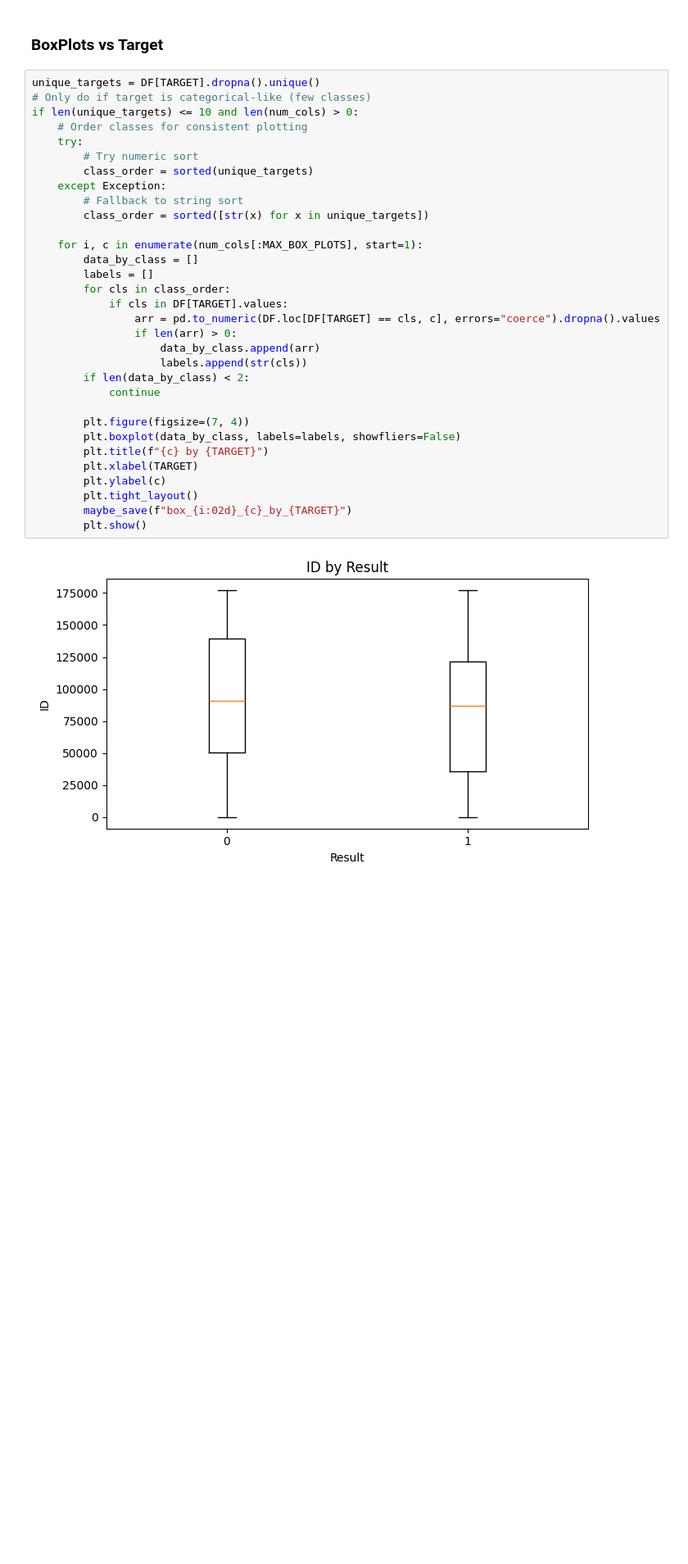
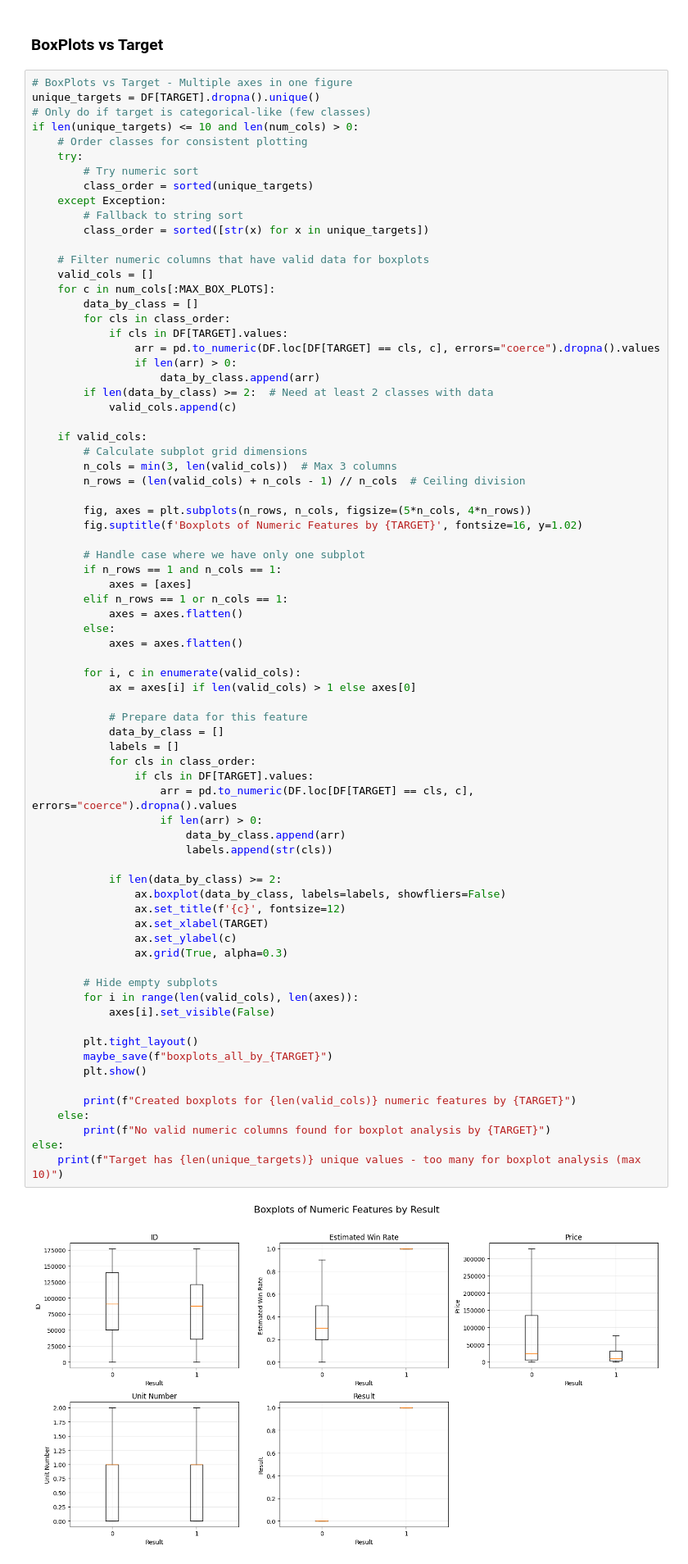
Before and after one commit to lorrainefadzaic-tech/Purchase-Intent-Prediction, a Jupyter notebook: purchase_intent-prediction.ipynb, the cells around one changed output. Shown at 82% size. Drawn from its saved outputs; the diff is of its cells as text; blank space fills up the shorter version.

Commit message:
Put box plots in a single place

```diff
--- a/purchase_intent-prediction.ipynb
+++ b/purchase_intent-prediction.ipynb
@@ -385,36 +385,78 @@ if len(num_cols) >= 2:
 # %% [markdown]
 ### BoxPlots vs Target
 # %%
+# BoxPlots vs Target - Multiple axes in one figure
 unique_targets = DF[TARGET].dropna().unique()
 # Only do if target is categorical-like (few classes)
 if len(unique_targets) <= 10 and len(num_cols) > 0:
     # Order classes for consistent plotting
     try:
         # Try numeric sort
         class_order = sorted(unique_targets)
     except Exception:
         # Fallback to string sort
         class_order = sorted([str(x) for x in unique_targets])
 
-    for i, c in enumerate(num_cols[:MAX_BOX_PLOTS], start=1):
+    # Filter numeric columns that have valid data for boxplots
+    valid_cols = []
+    for c in num_cols[:MAX_BOX_PLOTS]:
         data_by_class = []
-        labels = []
         for cls in class_order:
             if cls in DF[TARGET].values:
                 arr = pd.to_numeric(DF.loc[DF[TARGET] == cls, c], errors="coerce").dropna().values
                 if len(arr) > 0:
                     data_by_class.append(arr)
-                    labels.append(str(cls))
-        if len(data_by_class) < 2:
-            continue
+        if len(data_by_class) >= 2:  # Need at least 2 classes with data
+            valid_cols.append(c)
 
-        plt.figure(figsize=(7, 4))
-        plt.boxplot(data_by_class, labels=labels, showfliers=False)
-        plt.title(f"{c} by {TARGET}")
-        plt.xlabel(TARGET)
-        plt.ylabel(c)
+    if valid_cols:
+        # Calculate subplot grid dimensions
+        n_cols = min(3, len(valid_cols))  # Max 3 columns
+        n_rows = (len(valid_cols) + n_cols - 1) // n_cols  # Ceiling division
+
+        fig, axes = plt.subplots(n_rows, n_cols, figsize=(5*n_cols, 4*n_rows))
+        fig.suptitle(f'Boxplots of Numeric Features by {TARGET}', fontsize=16, y=1.02)
+
+        # Handle case where we have only one subplot
+        if n_rows == 1 and n_cols == 1:
+            axes = [axes]
+        elif n_rows == 1 or n_cols == 1:
+            axes = axes.flatten()
+        else:
+            axes = axes.flatten()
+
+        for i, c in enumerate(valid_cols):
+            ax = axes[i] if len(valid_cols) > 1 else axes[0]
+
+            # Prepare data for this feature
+            data_by_class = []
+            labels = []
+            for cls in class_order:
+                if cls in DF[TARGET].values:
+                    arr = pd.to_numeric(DF.loc[DF[TARGET] == cls, c], errors="coerce").dropna().values
+                    if len(arr) > 0:
+                        data_by_class.append(arr)
+                        labels.append(str(cls))
+
+            if len(data_by_class) >= 2:
+                ax.boxplot(data_by_class, labels=labels, showfliers=False)
+                ax.set_title(f'{c}', fontsize=12)
+                ax.set_xlabel(TARGET)
+                ax.set_ylabel(c)
+                ax.grid(True, alpha=0.3)
+
+        # Hide empty subplots
+        for i in range(len(valid_cols), len(axes)):
+            axes[i].set_visible(False)
+
         plt.tight_layout()
-        maybe_save(f"box_{i:02d}_{c}_by_{TARGET}")
+        maybe_save(f"boxplots_all_by_{TARGET}")
         plt.show()
+
+        print(f"Created boxplots for {len(valid_cols)} numeric features by {TARGET}")
+    else:
+        print(f"No valid numeric columns found for boxplot analysis by {TARGET}")
+else:
+    print(f"Target has {len(unique_targets)} unique values - too many for boxplot analysis (max 10)")
 # %% [output]
-[figure, old version]
+[figure, new version]
```
Also changed, not shown: parts of 3 cells of this notebook.
